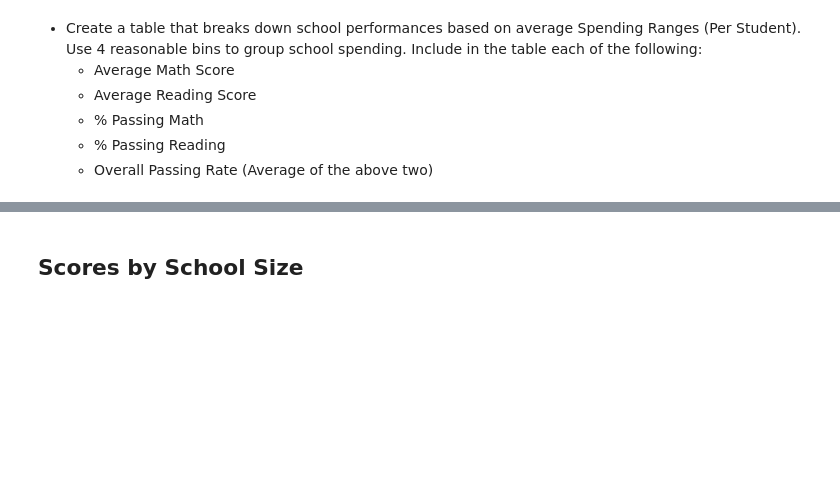
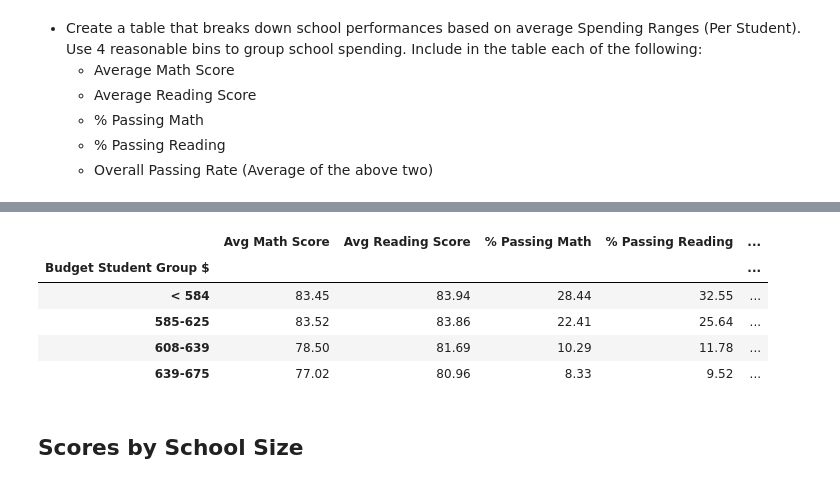
Before and after one commit to avaz7791/pandas-challenge, a Jupyter notebook: PyCitySchools/PyCitySchools.ipynb, the cells around one changed output, grey strips where cells are left out. Saved outputs shown, nothing was run; the diff lists cells and outputs as text; code cells hidden in the pictures; blank space fills up the shorter version.

```diff
--- a/PyCitySchools/PyCitySchools.ipynb
+++ b/PyCitySchools/PyCitySchools.ipynb
@@ -389,0 +444,4 @@ reading_df
+# %%
+# Cut the df for budget student group  and apply the bins and labels
+school_budget_df["Budget Student Group $"]=pd.cut(school_budget_df["Budget per Student"], bins, labels=group_labels)
+school_budget_df.head(3)
@@ -390,3 +454,26 @@ reading_df
+# %%
+# Calculate the School Spending Summary
+sss_avgmath = school_budget_df.groupby(["Budget Student Group $"]).mean()["Avg Math Score"]
+sss_avgread = school_budget_df.groupby(["Budget Student Group $"]).mean()["Avg Reading Score"]
+sss_passMath = school_budget_df.groupby(["Budget Student Group $"]).mean()["% Passing Math"]
+sss_passread = school_budget_df.groupby(["Budget Student Group $"]).mean()["% Passing Reading"]
+sss_overall = school_budget_df.groupby(["Budget Student Group $"]).mean()["% Overall Passing Rate"]
+
+school_spending_summary = pd.DataFrame({"Avg Math Score": sss_avgmath,
+                                        "Avg Reading Score": sss_avgread,
+                                        "% Passing Math": sss_passMath,
+                                        "% Passing Reading": sss_passread,
+                                        "% Overall Passing Rate":sss_overall
+                    })
+school_spending_summary= school_spending_summary.round(2)
+school_spending_summary
+# %% [output]
+|  | Avg Math Score | Avg Reading Score | % Passing Math | % Passing Reading | ... |
+| Budget Student Group $ |  |  |  |  | ... |
+| < 584 | 83.45 | 83.94 | 28.44 | 32.55 | ... |
+| 585-625 | 83.52 | 83.86 | 22.41 | 25.64 | ... |
+| 608-639 | 78.50 | 81.69 | 10.29 | 11.78 | ... |
+| 639-675 | 77.02 | 80.96 | 8.33 | 9.52 | ... |
 # %% [markdown]
 ## Scores by School Size
 # %% [markdown]
```
Also changed, not shown: parts of 8 cells of this notebook.
